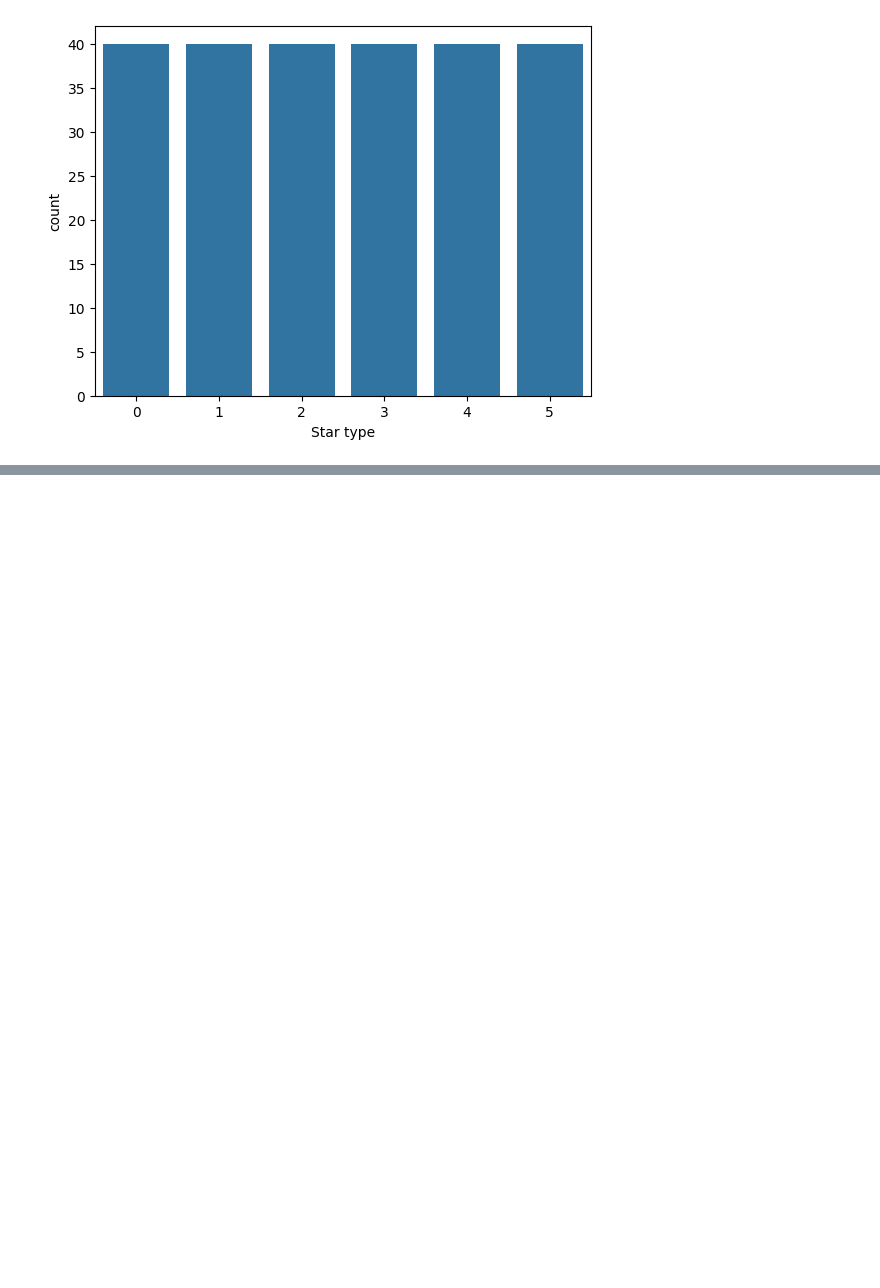
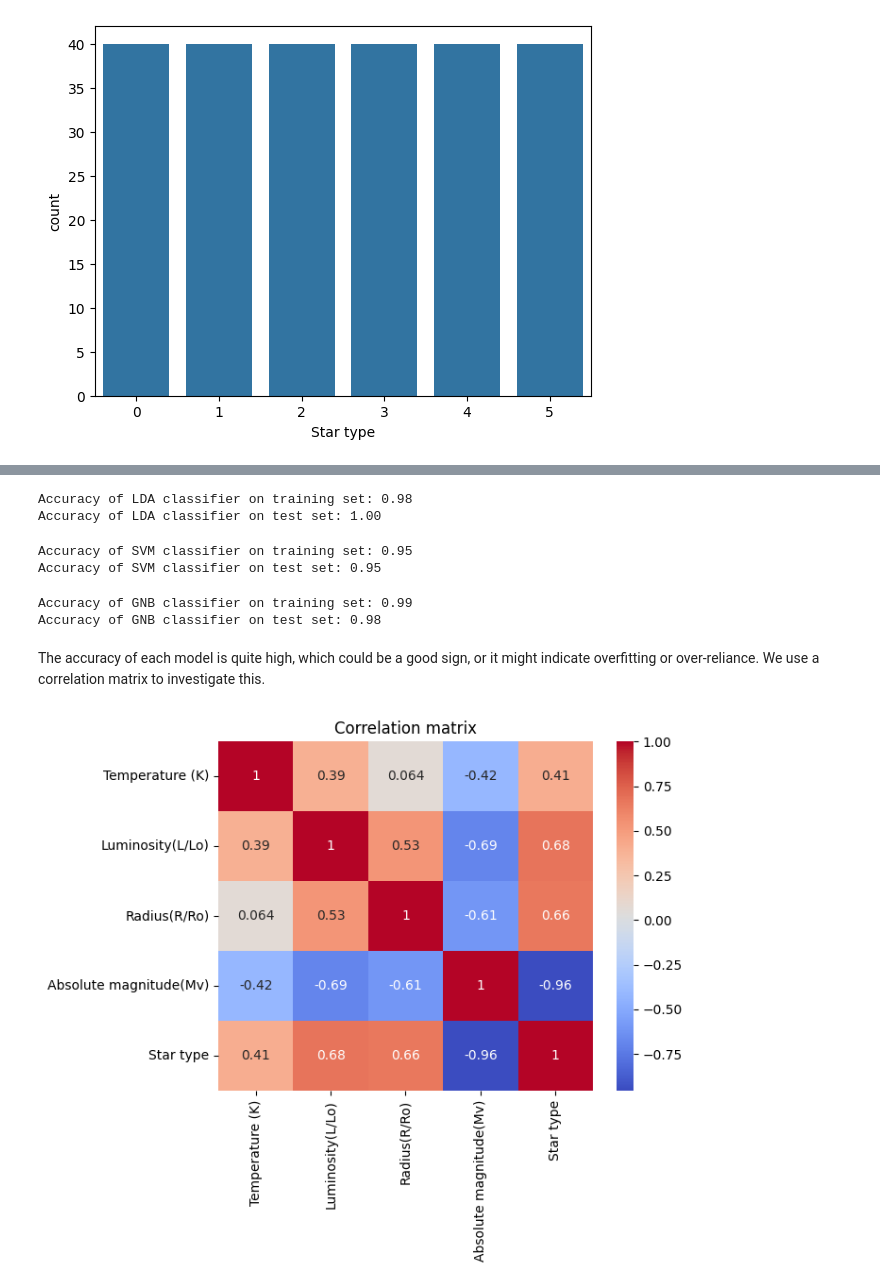
Before and after one commit to JoakinAD/star_type_classification, a Jupyter notebook: star_classifier.ipynb, the cells around one changed output, grey strips where cells are left out. Cells and saved outputs as stored; diff of their text form; code cells hidden in the pictures; blank space fills up the shorter version.

```diff
--- a/star_classifier.ipynb
+++ b/star_classifier.ipynb
@@ -38,0 +100,46 @@ plt.show()
+# %%
+from sklearn.discriminant_analysis import LinearDiscriminantAnalysis
+lda = LinearDiscriminantAnalysis()
+lda.fit(X_train, y_train)
+print('Accuracy of LDA classifier on training set: {:.2f}'
+     .format(lda.score(X_train, y_train)))
+print('Accuracy of LDA classifier on test set: {:.2f}'
+     .format(lda.score(X_test, y_test)))
+# %% [output]
+Accuracy of LDA classifier on training set: 0.98
+Accuracy of LDA classifier on test set: 1.00
+# %%
+from sklearn.svm import SVC
+svm = SVC()
+svm.fit(X_train, y_train)
+print('Accuracy of SVM classifier on training set: {:.2f}'
+     .format(svm.score(X_train, y_train)))
+print('Accuracy of SVM classifier on test set: {:.2f}'
+     .format(svm.score(X_test, y_test)))
+# %% [output]
+Accuracy of SVM classifier on training set: 0.95
+Accuracy of SVM classifier on test set: 0.95
+# %%
+from sklearn.naive_bayes import GaussianNB
+gnb = GaussianNB()
+gnb.fit(X_train, y_train)
+print('Accuracy of GNB classifier on training set: {:.2f}'
+     .format(gnb.score(X_train, y_train)))
+print('Accuracy of GNB classifier on test set: {:.2f}'
+     .format(gnb.score(X_test, y_test)))
+# %% [output]
+Accuracy of GNB classifier on training set: 0.99
+Accuracy of GNB classifier on test set: 0.98
+# %% [markdown]
+The accuracy of each model is quite high, which could be a good sign, or it might indicate overfitting or over-reliance.
+We use a correlation matrix to investigate this.
+# %%
+import seaborn as sns
+import matplotlib.pyplot as plt
+
+corr = stars.corr(numeric_only=True)
+sns.heatmap(corr, annot=True, cmap="coolwarm")
+plt.title("Correlation matrix")
+plt.show()
+# %% [output]
+[figure, added]
```
Also changed, not shown: parts of 19 cells of this notebook.
